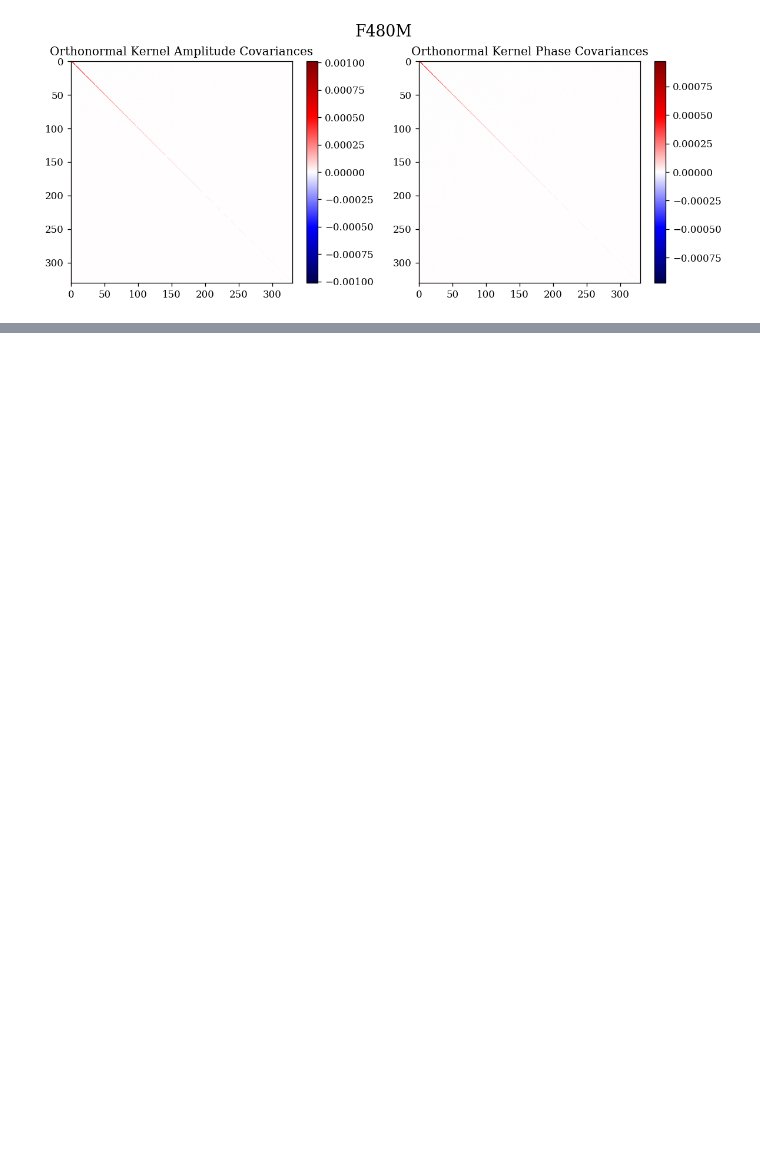
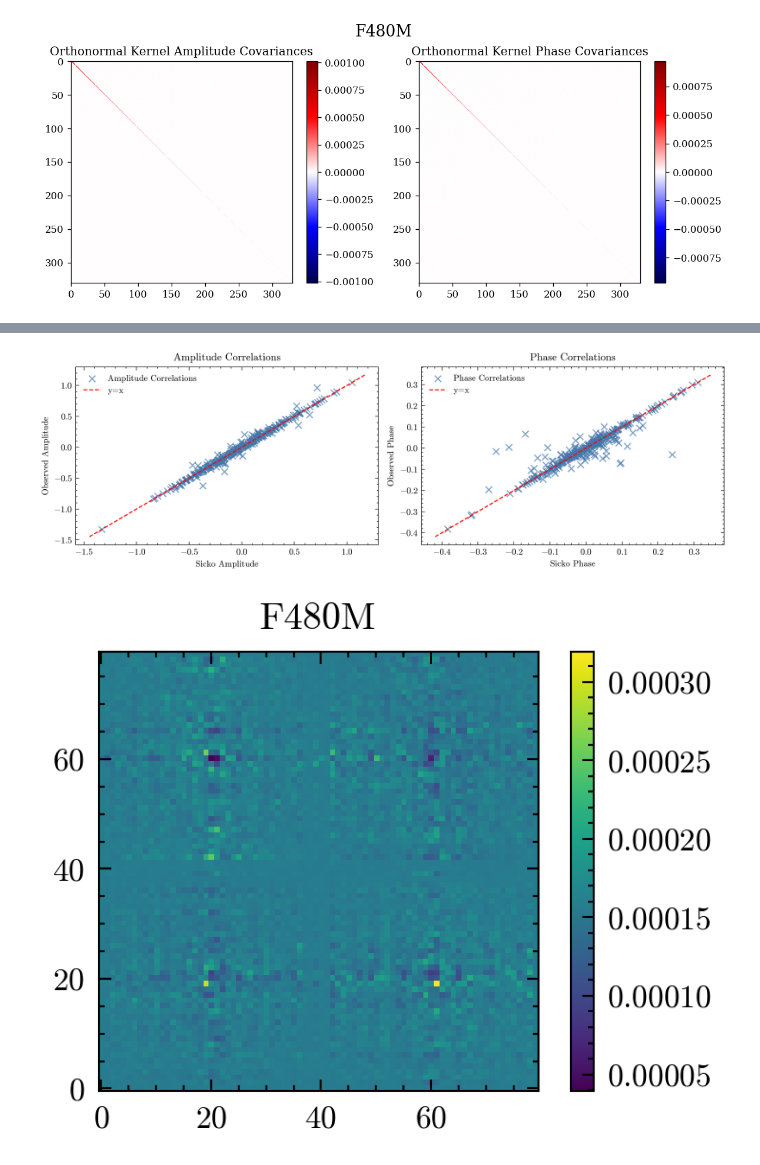
Before and after one commit to maxecharles/dorito_notebooks, a Jupyter notebook: wr137_visanalysis.ipynb, the cells around one changed output, grey strips where cells are left out. Cells and saved outputs as stored; diff of their text form; code cells hidden in the pictures; blank space fills up the shorter version.

Commit message:
got a dist fit going but its garbage

```diff
--- a/wr137_visanalysis.ipynb
+++ b/wr137_visanalysis.ipynb
@@ -477,0 +375,20 @@ F480M: -1.04
+# %%
+def norm_fn(model, oi, args={}):
+    params = model.params
+    dist = 10 ** params["log_dist"][oi.get_key("log_dist")]
+    dist = np.clip(dist, 0.0)
+    log_dist = np.log10(dist / dist.sum())
+
+    params["log_dist"][oi.get_key("log_dist")] = log_dist
+    return model.set("params", params)
+
+
+def loss_fn(model, oi, args={}):
+    data = np.concatenate([oi.vis, oi.phi])
+    err = np.concatenate([oi.d_vis, oi.d_phi])
+    model_vis = oi(model).flatten()
+    chi2 = -0.5 * np.sum(jax.scipy.stats.norm.logpdf(data, loc=model_vis, scale=err))
+    return chi2, ()
+
+
+loss_fn(model, ois[0])
@@ -477,0 +431,56 @@ F480M: -1.04
+# %%
+# amigo.plotting.plot_losses(result.losses[0], start=int(n_epoch * 0.75))
+# amigo.plotting.plot(result.history)
+
+for oi in ois:
+    dist = 10 ** result.model.params["log_dist"][oi.get_key("log_dist")]
+
+    sicko_amp, sicko_phase = oi(result.model)
+
+    fig, ax = plt.subplots(1, 2, figsize=(9, 3), sharey=False)
+
+    ax[0].scatter(
+        sicko_amp,
+        oi.vis,
+        label="Amplitude Correlations",
+        marker="x",
+        alpha=0.7,
+    )
+    x_min, x_max = ax[0].get_xlim()
+    y_min, y_max = ax[0].get_ylim()
+    min_val = min(x_min, y_min)
+    max_val = max(x_max, y_max)
+    ax[0].plot([min_val, max_val], [min_val, max_val], "r--", label="y=x")
+    ax[0].set_title("Amplitude Correlations")
+    ax[0].set_xlabel("Sicko Amplitude")
+    ax[0].set_ylabel("Observed Amplitude")
+    ax[0].legend()
+
+    ax[1].scatter(
+        sicko_phase,
+        oi.phi,
+        label="Phase Correlations",
+        marker="x",
+        alpha=0.7,
+    )
+    x_min, x_max = ax[1].get_xlim()
+    y_min, y_max = ax[1].get_ylim()
+    min_val = min(x_min, y_min)
+    max_val = max(x_max, y_max)
+    ax[1].plot([min_val, max_val], [min_val, max_val], "r--", label="y=x")
+    ax[1].set_title("Phase Correlations")
+    ax[1].set_xlabel("Sicko Phase")
+    ax[1].set_ylabel("Observed Phase")
+    ax[1].legend()
+
+    plt.tight_layout()
+    plt.show()
+
+    plt.figure(figsize=(3, 2))
+    plt.imshow(dist, cmap="viridis")
+    plt.colorbar()
+    plt.title(oi.get_key("log_dist"))
+    plt.show()
+# %% [output]
+[figure, added]
+[figure, added]
```
Also changed, not shown: parts of 16 cells of this notebook.
